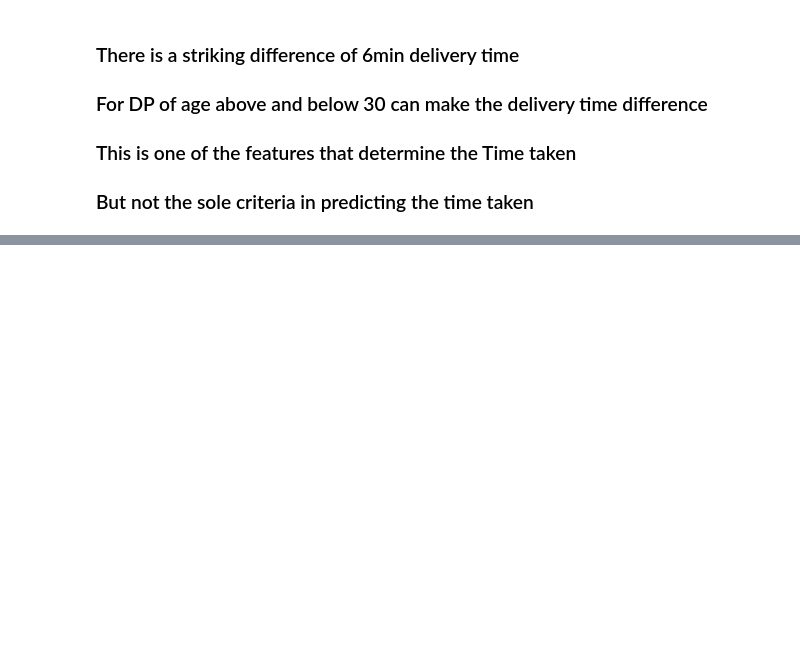
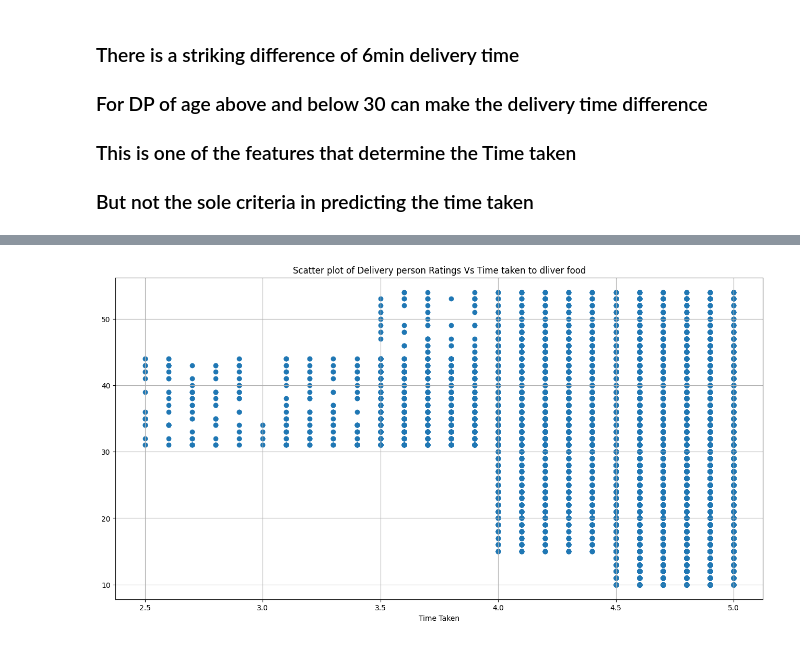
Before and after one commit to hy103/Est_food_delivery_time, a Jupyter notebook: notebooks/data_visualizations.ipynb, the cells around one changed output, grey strips where cells are left out. Drawn from its saved outputs; the diff is of its cells as text; code cells hidden in the pictures; blank space fills up the shorter version.

```diff
--- a/notebooks/data_visualizations.ipynb
+++ b/notebooks/data_visualizations.ipynb
@@ -161,0 +186,12 @@ plt.show()
+# %%
+sorted_df = df.sort_values(by = "Delivery_person_Ratings",ascending=True)
+
+plt.figure(figsize= (16,8))
+plt.scatter(sorted_df["Delivery_person_Ratings"], sorted_df["Time_taken(min)"])
+plt.xlabel("Delivery_person_Ratings")
+plt.xlabel("Time Taken")
+plt.title("Scatter plot of Delivery person Ratings Vs Time taken to dliver food")
+plt.grid(True)
+plt.show()
+# %% [output]
+[figure, added]
```
Also changed, not shown: parts of 10 cells of this notebook, 1 other file.
